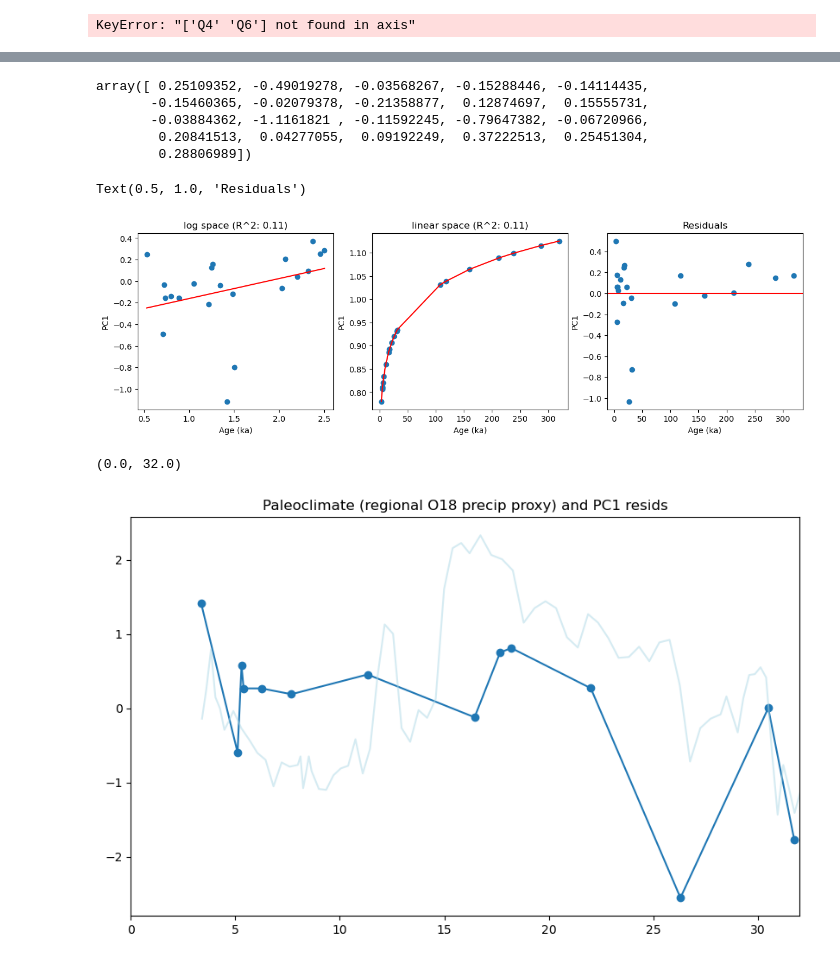
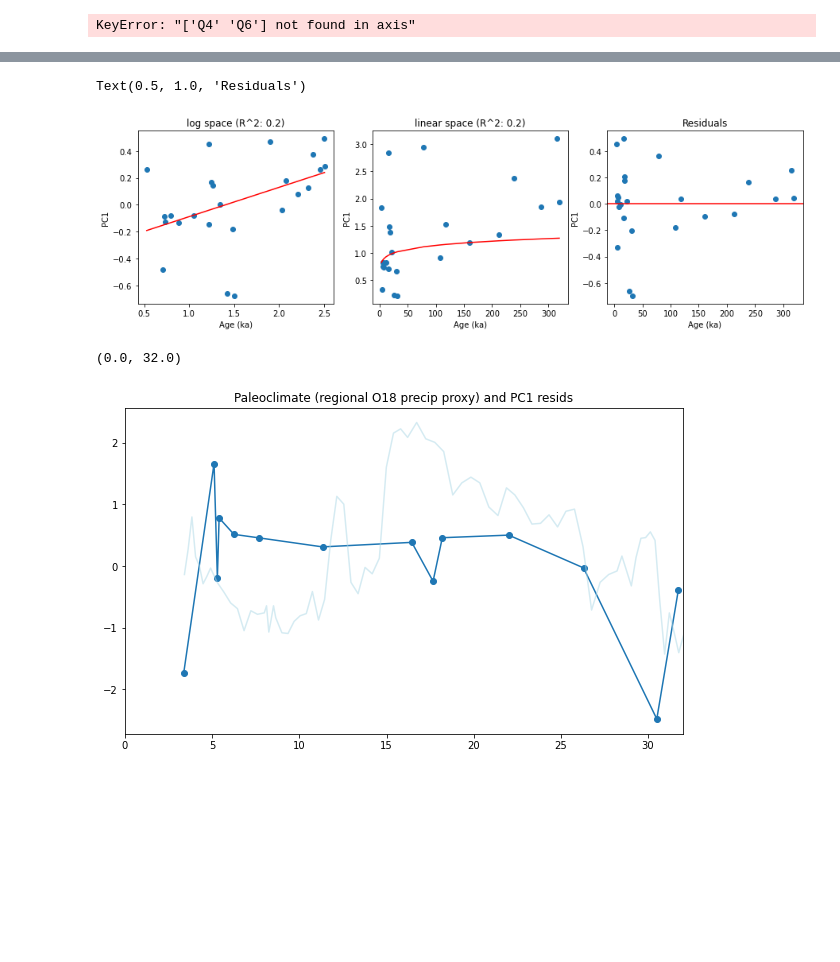
Before and after one commit to henrytcrawford/MSc_scripts_Aconquija, a Jupyter notebook: spot_sample/spots_PCA.ipynb, the cells around one changed output, grey strips where cells are left out. Cells and saved outputs as stored; diff of their text form; code cells hidden in the pictures; blank space fills up the shorter version.

```diff
--- a/spot_sample/spots_PCA.ipynb
+++ b/spot_sample/spots_PCA.ipynb
@@ -31,7 +31,7 @@ KeyError: "['Q4' 'Q6'] not found in axis"
 # read in data
 data = pd.read_csv('SPOTS_age_norm_across_only.csv', header = 0, index_col = 0)
 #data = data[:229] # clipped to remove band bands
-data = data.drop([ '16.4799995422','78.5', '314.485'], axis=1)
+#data = data.drop([ '16.4799995422','78.5', '314.485'], axis=1)
 
 ages = np.array(data.columns.values.astype(float)) # save ages as an array for plotting
 ages = np.round(ages, 2) # round age array
@@ -802,15 +716,14 @@ plt.scatter(ages_log, PC1_log, color = 'red', linestyle = '--', label = 'PC1')
-# %%
-PC1_log
-# %% [output]
-array([ 0.25109352, -0.49019278, -0.03568267, -0.15288446, -0.14114435,
-       -0.15460365, -0.02079378, -0.21358877,  0.12874697,  0.15555731,
-       -0.03884362, -1.1161821 , -0.11592245, -0.79647382, -0.06720966,
-        0.20841513,  0.04277055,  0.09192249,  0.37222513,  0.25451304,
-        0.28806989])
 # %%
 # take ln of x and y, run linear regression, plot and unpack
 import math
 from sklearn.metrics import r2_score
+from sklearn.linear_model import LinearRegression
+
+# data
+PC1 = PCs[:,0]
+PC1_posative = PC1 - PC1.min()
+ages_log = np.log10(ages[1:])
+PC1_log = np.log10(PC1_posative[1:])
 
 # run linear regression
 X = ages_log.reshape(-1,1) # values converts it into a numpy array
@@ -824,35 +737,35 @@ residuals = Y - Y_pred
 Y_pred_unpacked = np.exp(Y_pred)
 X_unpacked = np.exp(X)
 
 # correlation coefficient (r^2)
 r2 = r2_score(Y, Y_pred)
 r2 = round(r2,2)
 
 # plot results
 plt.figure(figsize = (15,4))
 plt.subplot(1,3,1)
 plt.scatter(X, Y)
 plt.plot(X, Y_pred, color='red')
 plt.xlabel('Age (ka)')
 plt.ylabel('PC1')
 plt.title('log space (R^2: {})'.format(r2))
 
 plt.subplot(1,3,2)
-plt.scatter(ages[1:], Y_pred_unpacked)
+plt.scatter(ages[1:], PC1_posative[1:])
 plt.plot(ages[1:], Y_pred_unpacked, color='red')
 plt.xlabel('Age (ka)')
 plt.ylabel('PC1')
 plt.title('linear space (R^2: {})'.format(r2))
 
 plt.subplot(1,3,3)
 plt.scatter(ages[1:], residuals)
 plt.axhline(y=0.0, color='r', linestyle='-')
 plt.xlabel('Age (ka)')
 plt.ylabel('PC1')
 plt.title('Residuals'.format(r2))
 # %% [output]
 Text(0.5, 1.0, 'Residuals')
-[figure, old version]
+[figure, new version]
 # %%
 # prep paleoclimate data
 from numpy import linspace, loadtxt, ones, convolve
@@ -893,7 +806,7 @@ plt.title('Paleoclimate (regional O18 precip proxy) and PC1 resids')
 plt.xlim(0,32)
 # %% [output]
 (0.0, 32.0)
-[figure, old version]
+[figure, new version]
 # %%
 # long term dO18 record
 # prep data
```
Also changed, not shown: parts of 45 cells of this notebook, 9 other files.
